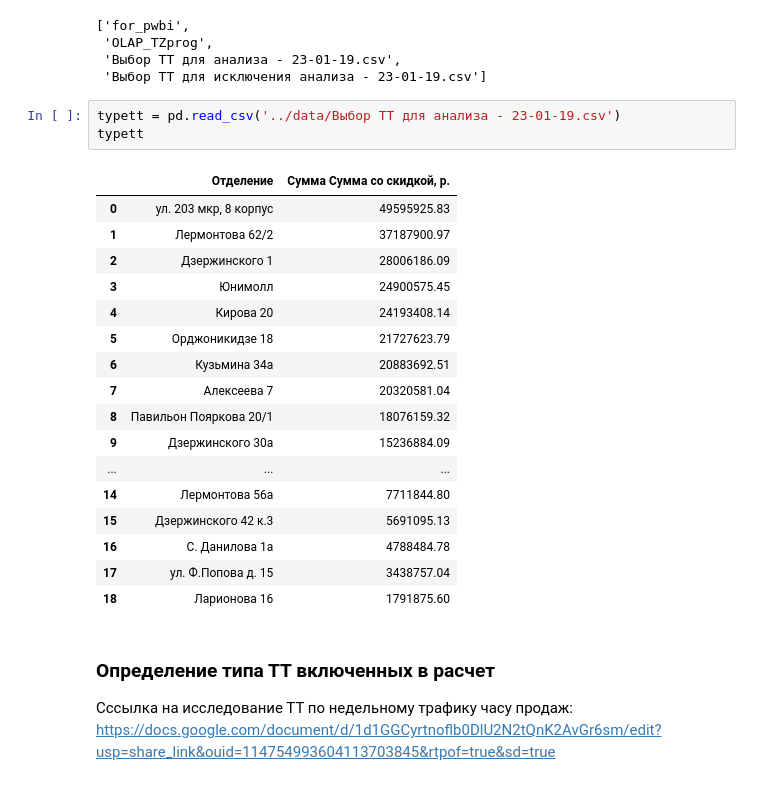
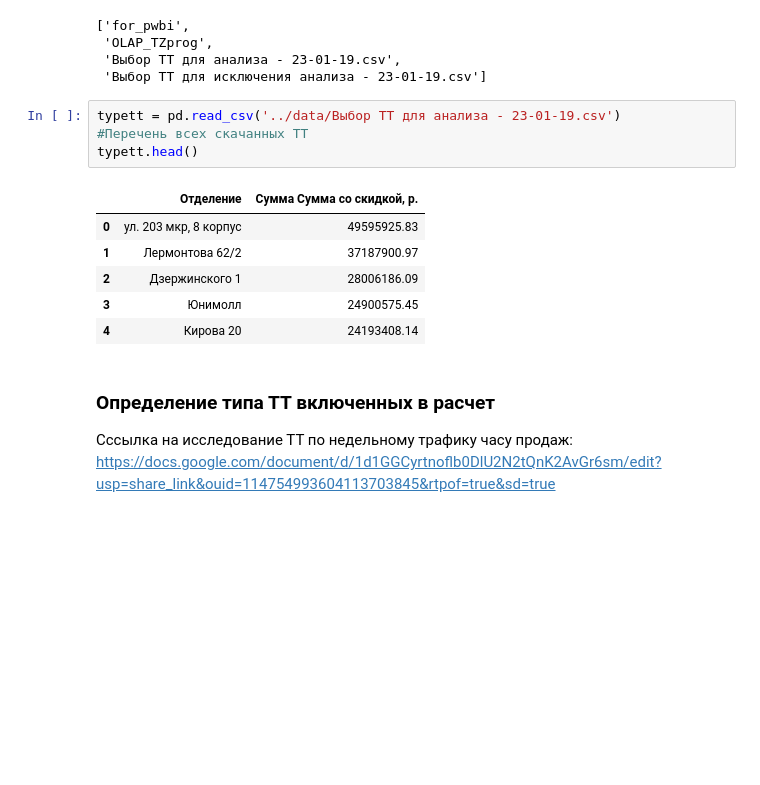
Before and after one commit to KeskilV/rb_daypp, a Jupyter notebook: ipynb/TZ_DPP.ipynb, the cells around one changed output. Drawn from its saved outputs; the diff is of its cells as text; blank space fills up the shorter version.

```diff
--- a/ipynb/TZ_DPP.ipynb
+++ b/ipynb/TZ_DPP.ipynb
@@ -256,25 +209,15 @@ os.listdir('../data')
  'Выбор ТТ для исключения анализа - 23-01-19.csv']
 # %%
 typett = pd.read_csv('../data/Выбор ТТ для анализа - 23-01-19.csv')
-typett
+#Перечень всех скачанных ТТ
+typett.head()
 # %% [output]
 |  | Отделение | Сумма Сумма со скидкой, р. |
 | 0 | ул. 203 мкр, 8 корпус | 49595925.83 |
 | 1 | Лермонтова 62/2 | 37187900.97 |
 | 2 | Дзержинского 1 | 28006186.09 |
 | 3 | Юнимолл | 24900575.45 |
 | 4 | Кирова 20 | 24193408.14 |
-| 5 | Орджоникидзе 18 | 21727623.79 |
-| 6 | Кузьмина 34а | 20883692.51 |
-| 7 | Алексеева 7 | 20320581.04 |
-| 8 | Павильон Пояркова 20/1 | 18076159.32 |
-| 9 | Дзержинского 30а | 15236884.09 |
-| ... | ... | ... |
-| 14 | Лермонтова 56а | 7711844.80 |
-| 15 | Дзержинского 42 к.3 | 5691095.13 |
-| 16 | С. Данилова 1а | 4788484.78 |
-| 17 | ул. Ф.Попова д. 15 | 3438757.04 |
-| 18 | Ларионова 16 | 1791875.60 |
 # %% [markdown]
 ### Определение типа ТТ включенных в расчет
 Сссылка на исследование ТТ по недельному трафику часу продаж:  https://docs.google.com/document/d/1d1GGCyrtnoflb0DlU2N2tQnK2AvGr6sm/edit?usp=share_link&ouid=114754993604113703845&rtpof=true&sd=true
```
Also changed, not shown: parts of 13 cells of this notebook, 2 other files.
